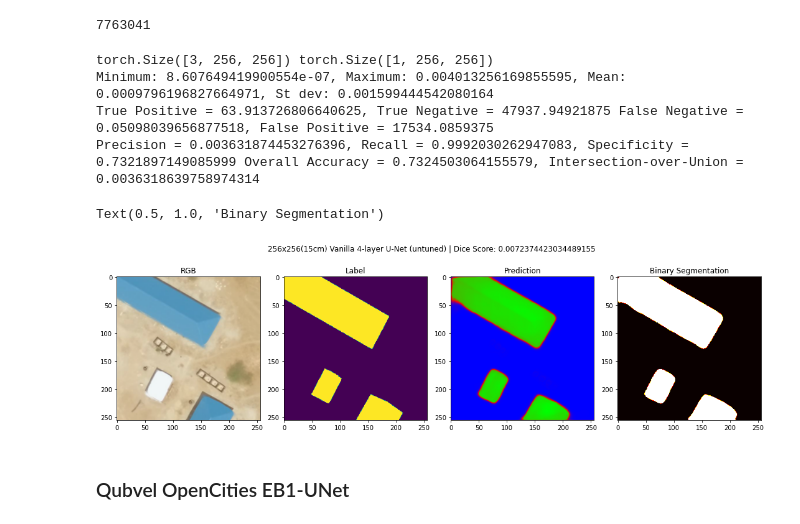
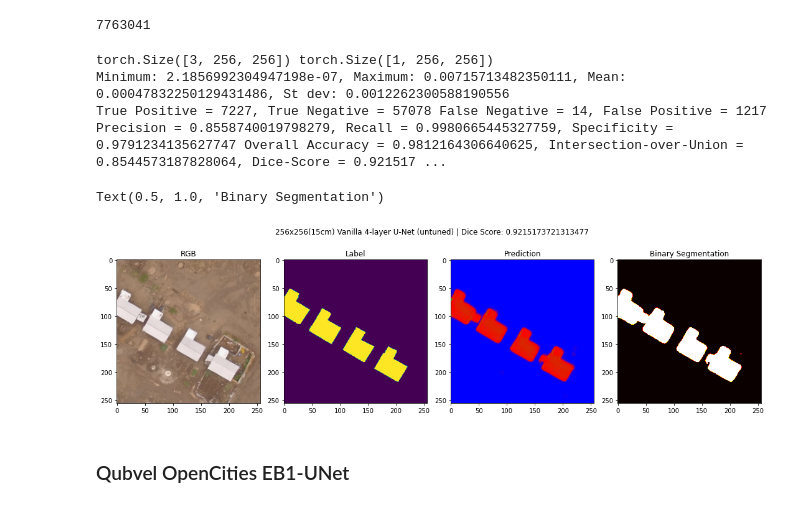
Before and after one commit to chrischank/HOTOSM_OAM_codeV2, a Jupyter notebook: test_model.ipynb, the cells around one changed output. Drawn from its saved outputs; the diff is of its cells as text; code cells hidden in the pictures.

Commit message:
Sorted Dice Score

```diff
--- a/test_model.ipynb
+++ b/test_model.ipynb
@@ -42,7 +42,7 @@ TestLBL_ls = []
 
 for root, dirs, filename in os.walk(os.path.join(data_path, "Test_15cm", "IMG")):
     for i in filename:
-        #if i.startswith("KBY15_IMG"):
+        if i.startswith("KBY15_IMG"):
             TestIMG_ls.append(root + "/" + i)
 
 for i in TestIMG_ls:
@@ -97,7 +97,7 @@ Text(0.5, 1.0, 'LBL')
 # %% [markdown]
 ### Vanilla Four layer U-Net Baseline
 # %%
-weights_4UNet = os.path.abspath(os.path.join(data_path, "best_weights", "BASE_15cmALL", "20713:5094_256oc1_Four-Unet_lr1e-3_wd1e-5_b32_ep500_BCE_RLRONPLATEAU(min1e-8)_iter_272807.pth"))
+weights_4UNet = os.path.abspath(os.path.join(data_path, "best_weights", "BASE_15cmKBY", "KBY5719:1224_256oc_Four-Unet_lr1e-3_wd1e-5_b32_ep500_BCE_RLRonPlateau(min1e-8)_iter_057458.pth"))
 weights_4UNet = torch.load(weights_4UNet, map_location = device)
 Four_UNet.load_state_dict(weights_4UNet["Model:"])
 Four_UNet.to(device = device)
@@ -123,18 +123,15 @@ with torch.no_grad():
 
     pred_BOOL = (prediction > 0.001).to(torch.float32)
 
-    # Dice Loss
-    dice_pred = pred_BOOL.sum(dim = [0, 1, 2])
-    dice_lbl = lbl.sum(dim = [0, 1, 2])
-    dice_score = 0
-    dice_score += (2 * (pred_BOOL * lbl).sum(dim = [0, 1, 2]) + 1e-8) / (dice_pred + dice_lbl + 1e-8)
-    dice_score = dice_score.detach().cpu().numpy()
+    # Booleanise
+    pred_BOOL = pred_BOOL.bool()
+    lbl = lbl.bool()
 
     # 1st order statistics
     TP = (pred_BOOL * lbl).sum(dim = [0, 1, 2])
-    TN = ((1 - pred_BOOL) * (1 - lbl)).sum(dim = [0, 1, 2])
-    FN = ((1 - pred_BOOL) * lbl).sum(dim = [0, 1, 2])
-    FP = (pred_BOOL * (1 - lbl)).sum(dim = [0, 1, 2])
+    TN = ((~pred_BOOL) * (~lbl)).sum(dim = [0, 1, 2])
+    FN = ((~pred_BOOL) * lbl).sum(dim = [0, 1, 2])
+    FP = (pred_BOOL * (~lbl)).sum(dim = [0, 1, 2])
 
     # 2nd order statistics
     Precision = (TP / (TP + FP))
@@ -142,41 +139,42 @@ with torch.no_grad():
     Specificity = (TN / (FP + TN)) #True Negative Rate
     OA = ((TP + TN) / (TP + TN + FP + FN))
     IoU = (TP / (TP + FN + FP))
+    Dice = (2 * ((Precision * Recall) / (Precision + Recall)))
 
 print("True Positive = {0}, True Negative = {1} False Negative = {2}, False Positive = {3}".format(TP, TN, FN, FP))
-print("Precision = {0}, Recall = {1}, Specificity = {2} Overall Accuracy = {3}, Intersection-over-Union = {4}".format(Precision, Recall, Specificity, OA, IoU))
+print("Precision = {0}, Recall = {1}, Specificity = {2} Overall Accuracy = {3}, Intersection-over-Union = {4}, Dice-Score = {5}".format(Precision, Recall, Specificity, OA, IoU, Dice))
 
 # Plotting the RGB, Prediction, and Confidence
 fig = plt.figure(figsize = (15, 5))
 ax = fig.add_subplot(1, 4, 1)
 fig.tight_layout(w_pad = 3)
-fig.suptitle("256x256(15cm) Vanilla 4-layer U-Net (untuned) | Dice Score: {0}".format(dice_score))
+fig.suptitle("256x256(15cm) Vanilla 4-layer U-Net (untuned) | Dice Score: {0}".format(Dice))
 RGB = plt.imshow(test_pair[0].detach().cpu().numpy().transpose(1, 2, 0))
 ax.set_title('RGB')
 
 ax = fig.add_subplot(1, 4, 2)
 PILlbl = lbl.detach().cpu().numpy().transpose(1, 2, 0)
 plt.imshow(PILlbl)
 ax.set_title('Label')
 
 ax = fig.add_subplot(1, 4, 3)
 PILpred = prediction.detach().cpu().numpy().transpose(1, 2, 0)
 plt.imshow(PILpred, cmap = "brg")
 #plt.colorbar(boundaries = np.arange(0, 1.0, 0.1), ticks = np.arange(0, 1.0, 0.1),
 #             orientation = "horizontal")
 ax.set_title('Prediction')
 
 ax = fig.add_subplot(1, 4, 4)
 PILbin = pred_BOOL.detach().cpu().numpy().transpose(1, 2, 0)
 plt.imshow(PILbin, cmap = "hot")
 ax.set_title('Binary Segmentation')
 # %% [output]
 torch.Size([3, 256, 256]) torch.Size([1, 256, 256])
-Minimum: 8.607649419900554e-07, Maximum: 0.004013256169855595, Mean: 0.0009796196827664971, St dev: 0.001599444542080164
-True Positive = 63.913726806640625, True Negative = 47937.94921875 False Negative = 0.05098039656877518, False Positive = 17534.0859375
-Precision = 0.003631874453276396, Recall = 0.9992030262947083, Specificity = 0.7321897149085999 Overall Accuracy = 0.7324503064155579, Intersection-over-Union = 0.0036318639758974314
+Minimum: 2.1856992304947198e-07, Maximum: 0.00715713482350111, Mean: 0.00047832250129431486, St dev: 0.0012262300588190556
+True Positive = 7227, True Negative = 57078 False Negative = 14, False Positive = 1217
+Precision = 0.8558740019798279, Recall = 0.9980665445327759, Specificity = 0.9791234135627747 Overall Accuracy = 0.9812164306640625, Intersection-over-Union = 0.8544573187828064, Dice-Score = 0.921517 ...
 Text(0.5, 1.0, 'Binary Segmentation')
-[figure, old version]
+[figure, new version]
 # %% [markdown]
 ### Qubvel OpenCities EB1-UNet
 # %%
```
Also changed, not shown: parts of 14 cells of this notebook, 6 other files.
